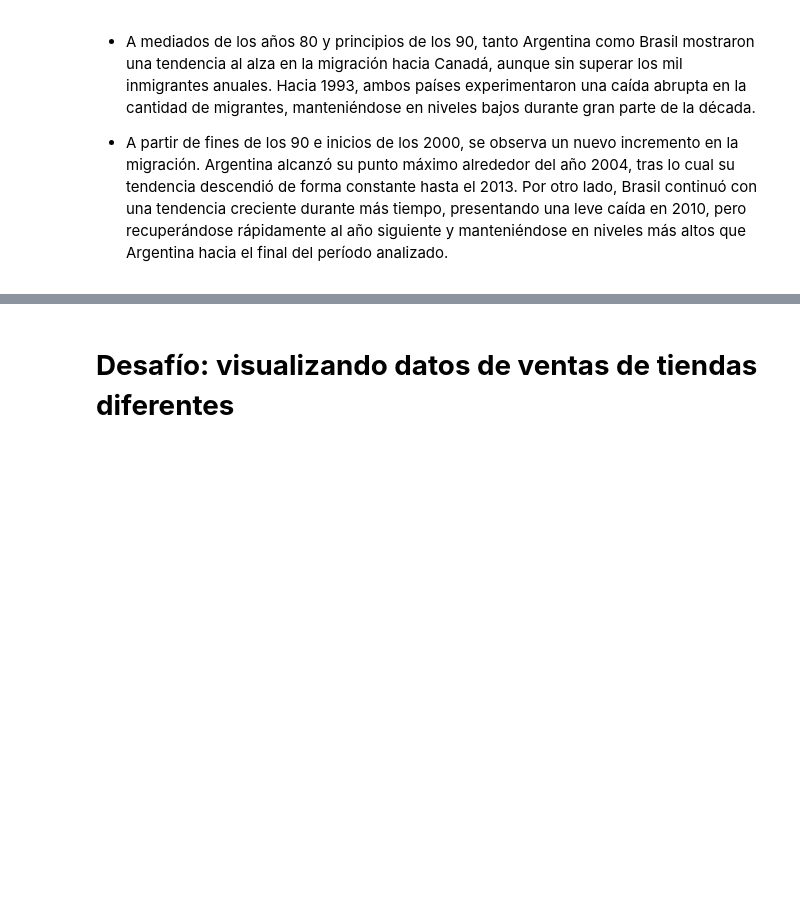
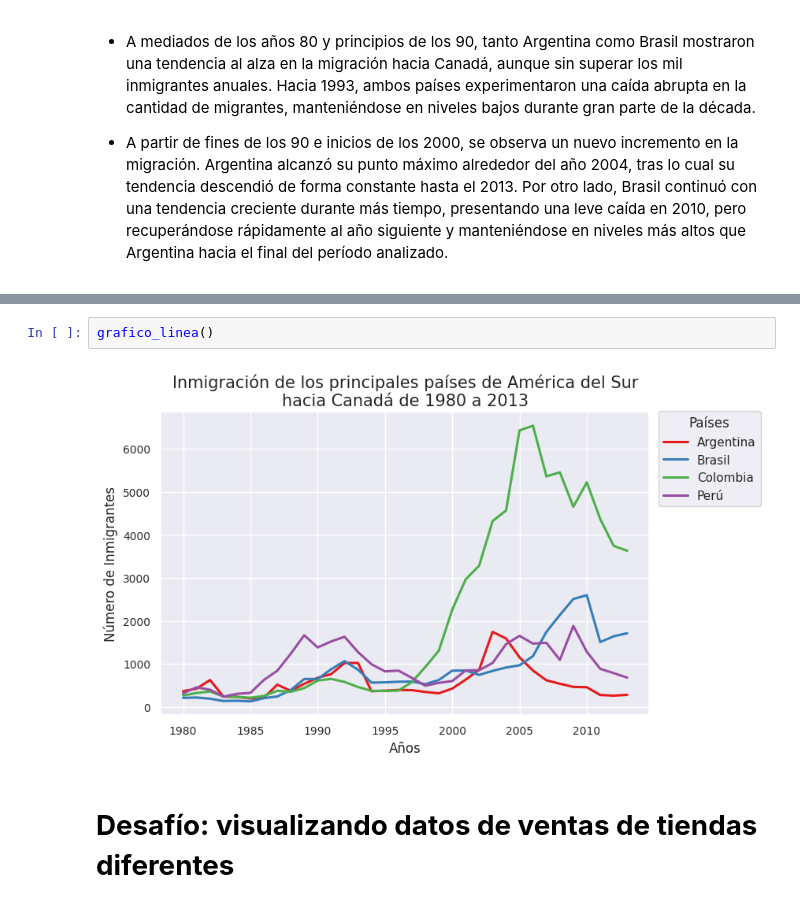
Before and after one commit to DanielRaiicHu/visualizacion-de-datos-con-bibliotecas-de-python, a Jupyter notebook: visualizacion_de_datos_con_bibliotecas_de_python.ipynb, the cells around one changed output, grey strips where cells are left out. Drawn from its saved outputs; the diff is of its cells as text; blank space fills up the shorter version.

```diff
--- a/visualizacion_de_datos_con_bibliotecas_de_python.ipynb
+++ b/visualizacion_de_datos_con_bibliotecas_de_python.ipynb
@@ -1198,3 +1322,7 @@ plt.show()
+# %%
+grafico_linea()
+# %% [output]
+[figure, added]
 # %% [markdown]
 # **Desafío: visualizando datos de ventas de tiendas diferentes**
 # %% [markdown]
```
Also changed, not shown: parts of 22 cells of this notebook.
